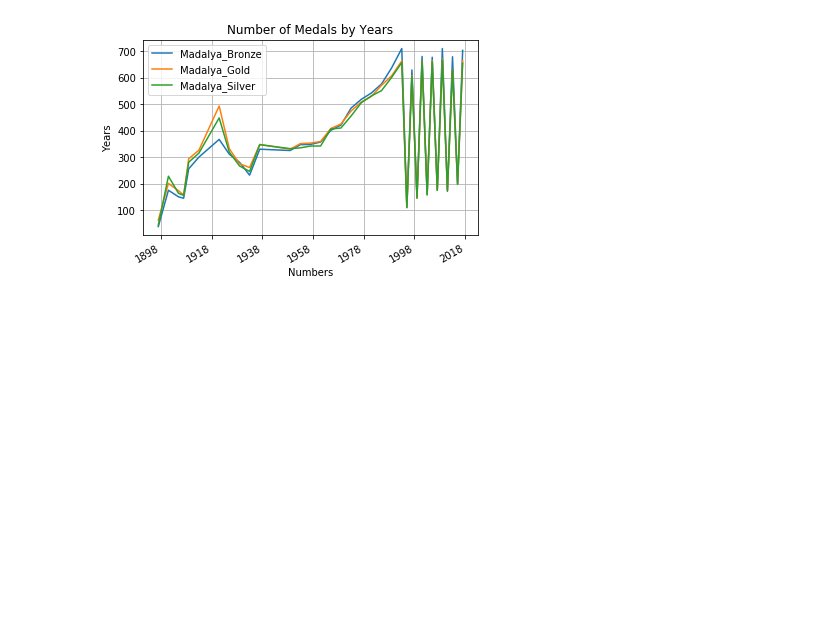
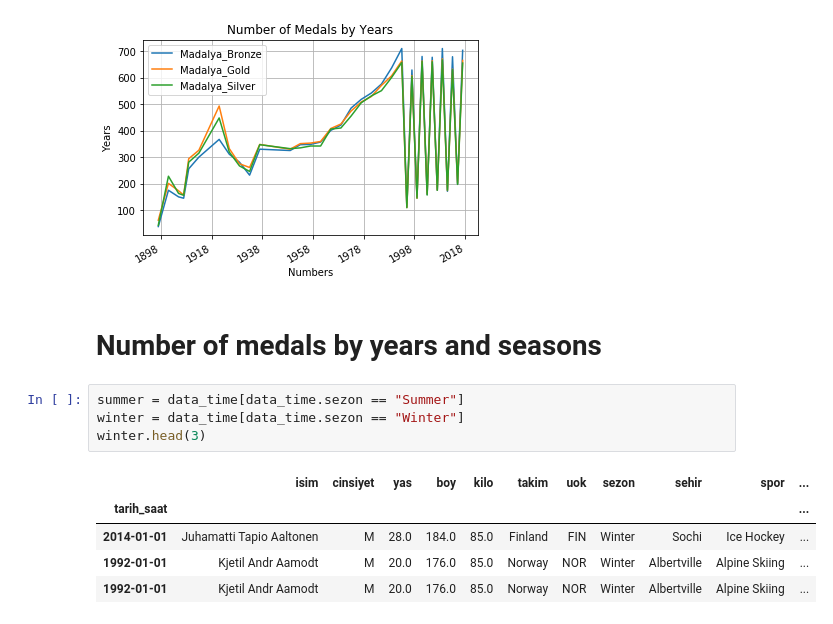
Before and after one commit to muratgoktas/DataScienceWithPython, a Jupyter notebook: OlimpiyatlarVeriSeti.ipynb, the cells around one changed output. Cells and saved outputs as stored; diff of their text form; blank space fills up the shorter version.

Commit message:
A-07) Number of medals by years and seasons.

```diff
--- a/OlimpiyatlarVeriSeti.ipynb
+++ b/OlimpiyatlarVeriSeti.ipynb
@@ -753,3 +741,15 @@ plt.show()
 # %% [output]
 <Figure size 432x288 with 0 Axes>
 [figure]
+# %% [markdown]
+# Number of medals by years and seasons
+# %%
+summer = data_time[data_time.sezon == "Summer"]
+winter = data_time[data_time.sezon == "Winter"]
+winter.head(3)
+# %% [output]
+|  | isim | cinsiyet | yas | boy | kilo | takim | uok | sezon | sehir | spor | ... |
+| tarih_saat |  |  |  |  |  |  |  |  |  |  | ... |
+| 2014-01-01 | Juhamatti Tapio Aaltonen | M | 28.0 | 184.0 | 85.0 | Finland | FIN | Winter | Sochi | Ice Hockey | ... |
+| 1992-01-01 | Kjetil Andr Aamodt | M | 20.0 | 176.0 | 85.0 | Norway | NOR | Winter | Albertville | Alpine Skiing | ... |
+| 1992-01-01 | Kjetil Andr Aamodt | M | 20.0 | 176.0 | 85.0 | Norway | NOR | Winter | Albertville | Alpine Skiing | ... |
```
Also changed, not shown: parts of 7 cells of this notebook, 1 other file.
